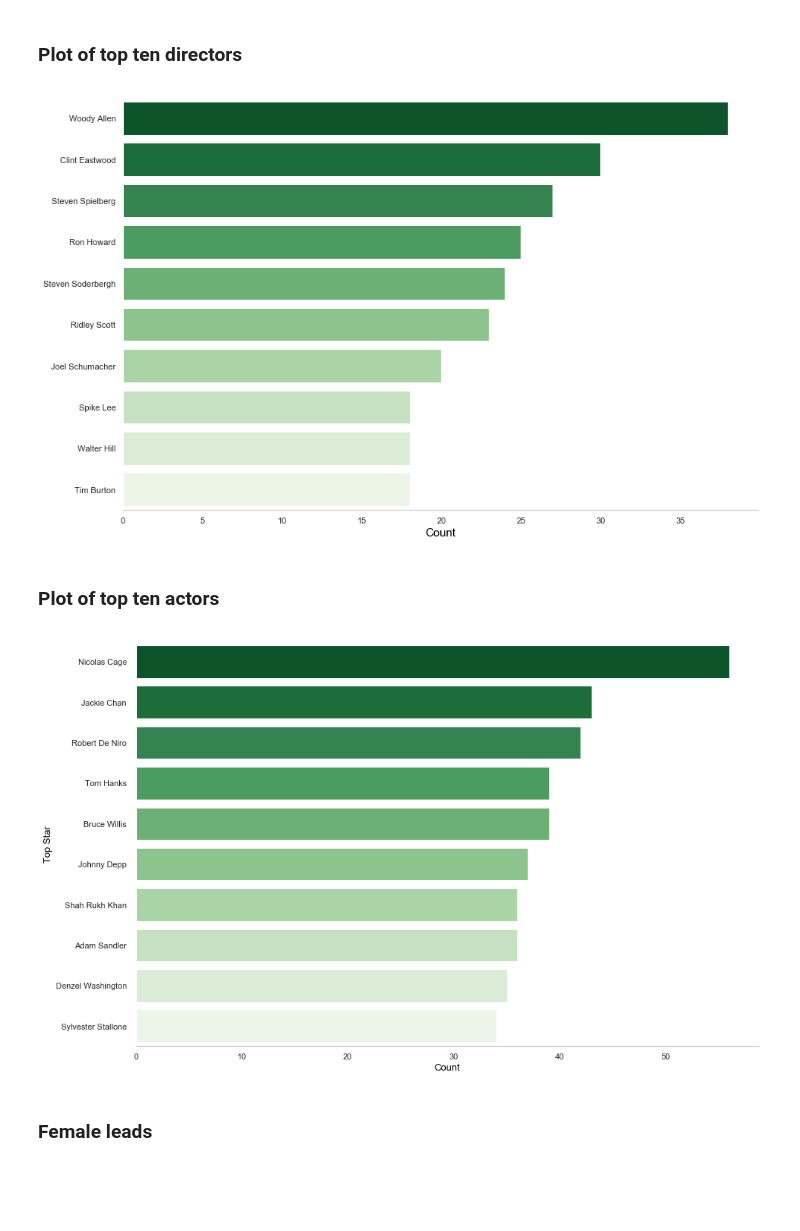
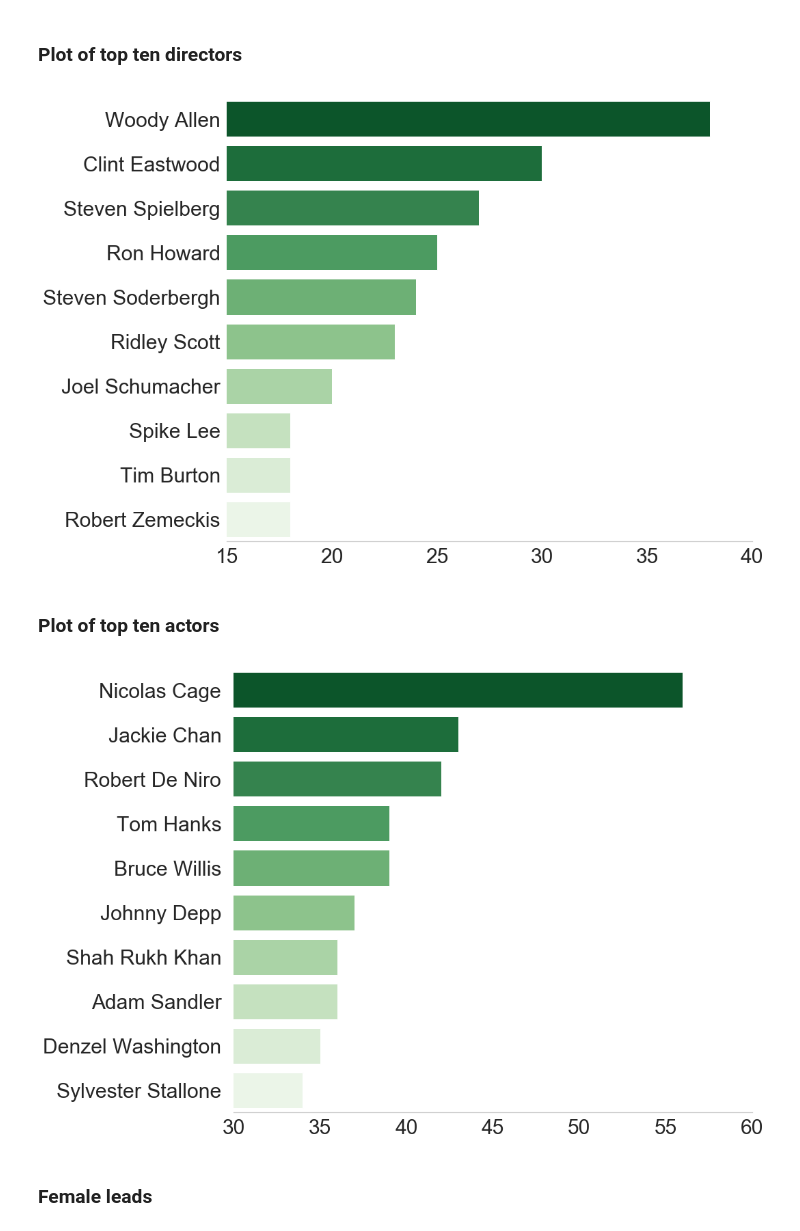
Before and after one commit to jbjornholm/Group-31-SoDa, a Jupyter notebook: Data/Plots/All plots.ipynb, the cells around one changed output. Drawn from its saved outputs; the diff is of its cells as text; code cells hidden in the pictures; blank space fills up the shorter version.

Commit message:
plots

```diff
--- a/Data/Plots/All plots.ipynb
+++ b/Data/Plots/All plots.ipynb
@@ -45,40 +47,54 @@ df2
 df2['Genre 1'] = df["Genre 1"].str.strip()
 df2["Genre 2"] = df["Genre 2"].str.strip()
 df2["Genre 3"] = df["Genre 3"].str.strip()
+# %%
+
+df3= df2.copy()
+df4= df2.copy()
+df5= df2.copy()
+df6= df2.copy()
+df7= df2.copy()
+df8= df2.copy()
 # %% [markdown]
 ###  Plot of top ten directors
 # %%
 # top 10 directors overall
 #Defining data for directors
-dfd = df.drop(df[df.d_Drop == 1].index)
+dfd1 = df3.drop(df3[df3.d_Drop == 1].index)
 
 #Plotting starts from here
 top10_directors = dfd["Director"].value_counts()[:10]
 plt.figure(figsize=(15,10))
 sns.set(style="whitegrid")
 ax = sns.barplot(top10_directors.values, top10_directors.index, palette=("Greens_r"))
-plt.xlabel("Count", fontsize=15, color="Black")
+#plt.xlabel("Count", fontsize=15, color="Black")
 plt.grid(False)
+plt.tick_params(labelsize=30)
 sns.despine(left=True, right=True, bottom=False)
-matplotlib.rcParams.update({'font.size': 30})
-plt.savefig('Top10Directors')
+ax.set_xlim([15,40])
+rcParams.update({'figure.autolayout': True})
+#ax.yaxis.set_tick_params(labelsize=20, colors='black', pad=-200, labeltop='on', labelbottom='off')
+plt.savefig('Top10Directors', bbox_inches='tight')
 plt.show()
 # %% [output]
-[figure, old version]
+[figure, new version]
 # %% [markdown]
 ### Plot of top ten actors
 # %%
-top10_actors = df["Top Star"].value_counts()[:10]
+top10_actors = df4["Top Star"].value_counts()[:10]
 plt.figure(figsize=(15,10))
-sns.barplot(top10_actors.values, top10_actors.index, palette=("Greens_r"))
-plt.xlabel("Count", fontsize=13, color="Black")
-plt.ylabel("Top Star", fontsize=13, color="Black")
+ax1 = sns.barplot(top10_actors.values, top10_actors.index, palette=("Greens_r"))
+#plt.xlabel("Count", fontsize=13, color="Black")
+#plt.ylabel("Top Star", fontsize=13, color="Black")
 plt.grid(False)
 sns.despine(left=True, right=True, bottom=False)
-plt.savefig('Top10Actors.png')
+ax1.set_xlim([30,60])
+plt.tick_params(labelsize=30)
+rcParams.update({'figure.autolayout': True})
+plt.savefig('Top10Actors.png', bbox_inches='tight')
 plt.show()
 # %% [output]
-[figure, old version]
+[figure, new version]
 # %% [markdown]
 ### Female leads
 # %%
```
Also changed, not shown: parts of 8 cells of this notebook, 8 other files.
